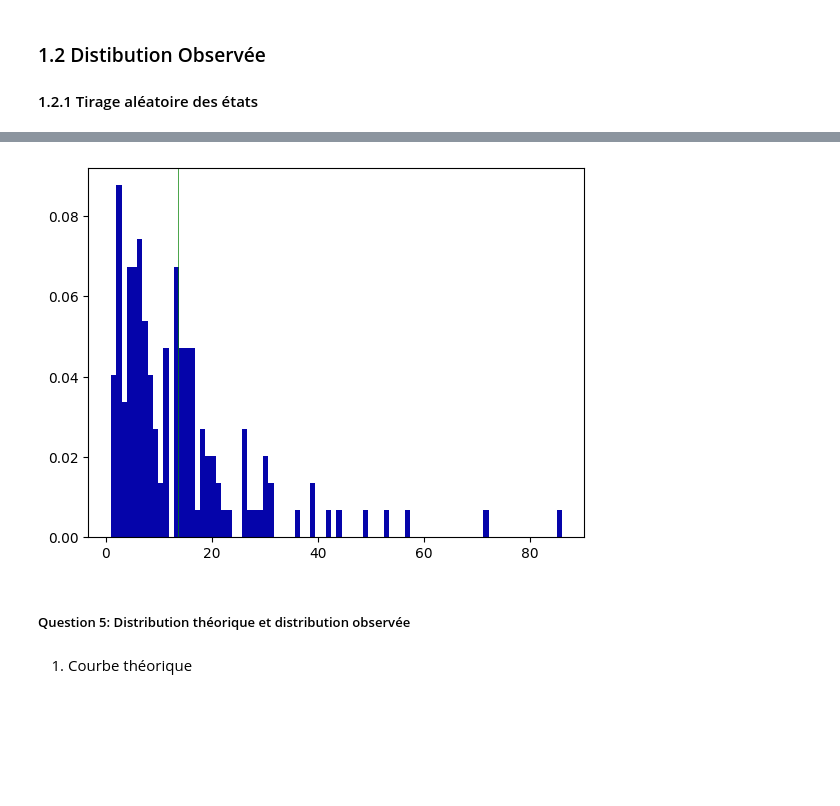
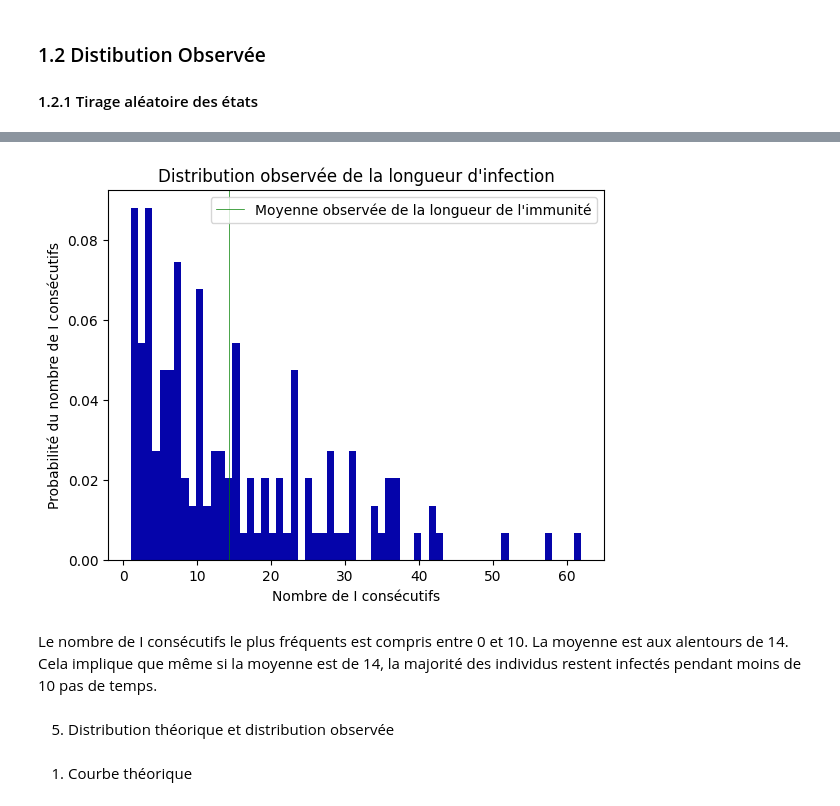
Before and after one commit to maelodie/markov, a Jupyter notebook: markov.ipynb, the cells around one changed output, grey strips where cells are left out. Saved outputs shown, nothing was run; the diff lists cells and outputs as text; code cells hidden in the pictures; blank space fills up the shorter version.

```diff
--- a/markov.ipynb
+++ b/markov.ipynb
@@ -252,11 +312,23 @@ affichage_distribution(simulation(5000, 150, A))
 # %%
-def longueur_I_obs(nb_individus, temps):
+def longueur_I_obs(nb_individus, T):
+    """
+    Estime la longueur moyenne d'une séquence de I consécutifs pour une population observée
+
+    Parameters
+    ----------
+    nb_individus : taille de la population
+    T : taille des séquences (le temps)
+
+    Returns
+    -------
+    la moyenne, liste du nombre de I consécutifs de chaque individu
+    """
     I_moyen = []
-    pop = seq_alea_population(nb_individus, temps, pi0, A)
+    pop = seq_alea_population(nb_individus, T, pi0, A) # on genere une population aléa
 
     for i in range(nb_individus):
         total_inf = 0
-        for j in range(temps):
+        for j in range(T):
             seq_inf = [etat for etat in pop[i][j] if etat == 'I']
             inf = len(seq_inf)
             total_inf += inf  #nb seq 'I' pour chaque individu
@@ -265,5 +337,5 @@ def longueur_I_obs(nb_individus, temps):
 
     return statistics.mean(I_moyen), I_moyen
 
-longueur_I_obs(150, 200)
+print(longueur_I_obs(150, 200))
 # %% [output]
@@ -302,16 +358,29 @@ On peut remarquer que la longueur moyenne observée et la longueur moyenne théo
 # %%
-def hist_longueur_I_obs(nb_individus, temps):
+def hist_longueur_I_obs(nb_individus, T):
+    """
+    Affiche la distribution observée de la longueur d'infection
 
+    Parameters
+    ----------
+    nb_individus : taille de la population
+    T : taille des séquences (le temps)
+    """
     # population observée
-    moyenne,occurrences = longueur_I_obs(nb_individus, temps)
-    plt.axvline(moyenne, color='g', linewidth=0.5, label="Moyenne théorique de la longueur de l'immunité") # moyenne observée
+    moyenne,occurrences = longueur_I_obs(nb_individus, T)
+    plt.title("Distribution observée de la longueur d'infection")
+    plt.xlabel("Nombre de I consécutifs")
+    plt.ylabel("Probabilité du nombre de I consécutifs")
+    plt.axvline(moyenne, color='g', linewidth=0.5, label="Moyenne observée de la longueur de l'immunité") # moyenne observée
     plt.hist(occurrences, bins=max(occurrences), density=True, color='#0504aa')
+    plt.legend()
 
 hist_longueur_I_obs(150,200)
 # %% [output]
-[figure, old version]
+[figure, new version]
+# %% [markdown]
+Le nombre de I consécutifs le plus fréquents est compris entre 0 et 10. La moyenne est aux alentours de 14. Cela implique que même si la moyenne est de 14, la majorité des individus restent infectés pendant moins de 10 pas de temps.
 # %% [markdown]
-##### Question 5: Distribution théorique et distribution observée
+5. Distribution théorique et distribution observée
 # %% [markdown]
 1. Courbe théorique
 # %%
```
Also changed, not shown: parts of 51 cells of this notebook.
